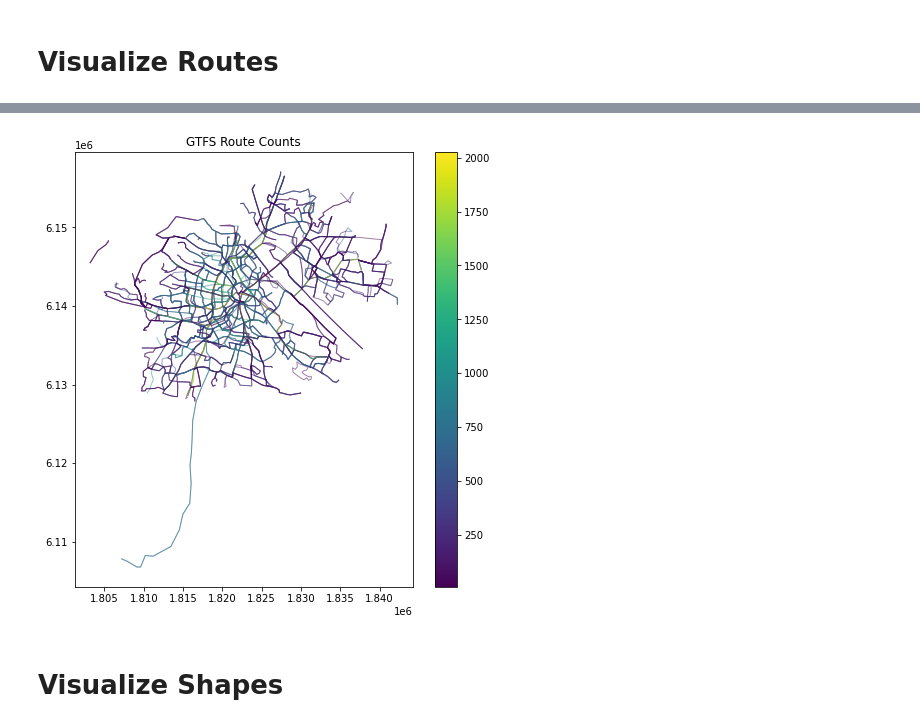
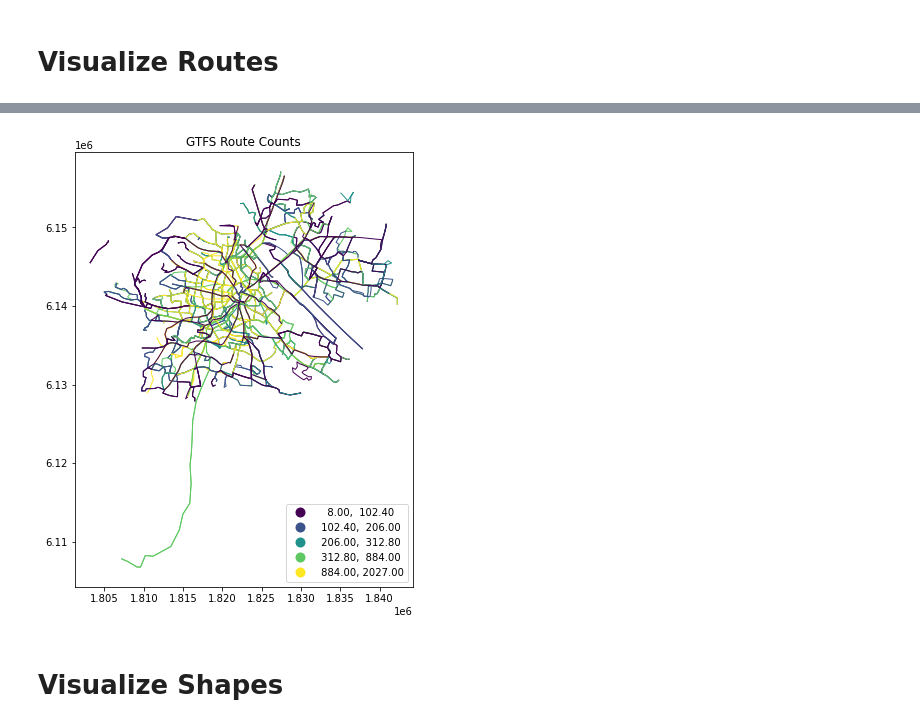
Before and after one commit to triply-at/gtfsutils, a Jupyter notebook: quickstart.ipynb, the cells around one changed output, grey strips where cells are left out. Cells and saved outputs as stored; diff of their text form; code cells hidden in the pictures.

```diff
--- a/quickstart.ipynb
+++ b/quickstart.ipynb
@@ -60,11 +130,14 @@ Wall time: 1.93 s
 # %%
 fig, ax = plt.subplots(figsize=(8, 8))
 
 gdf_plot = gdf_routes.to_crs(epsg=3857)
-gdf_plot.plot(ax=ax, column='counts', cmap='viridis', linewidth=1, alpha=0.5, legend=True)
+gdf_plot.plot(
+    ax=ax, linewidth=1, alpha=1,
+    column='counts', cmap='viridis', scheme='quantiles',
+    legend=True, legend_kwds={'loc': 'lower right'})
 ax.set_title("GTFS Route Counts");
 # %% [output]
-[figure, old version]
+[figure, new version]
 # %% [markdown]
 # Visualize Shapes
 # %%
```
Also changed, not shown: parts of 19 cells of this notebook.
